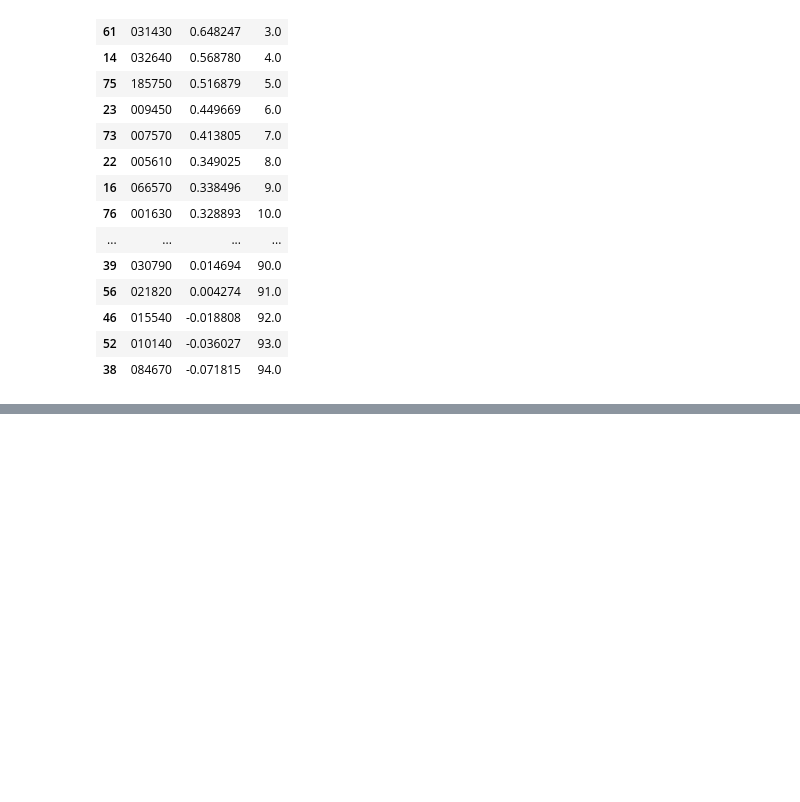
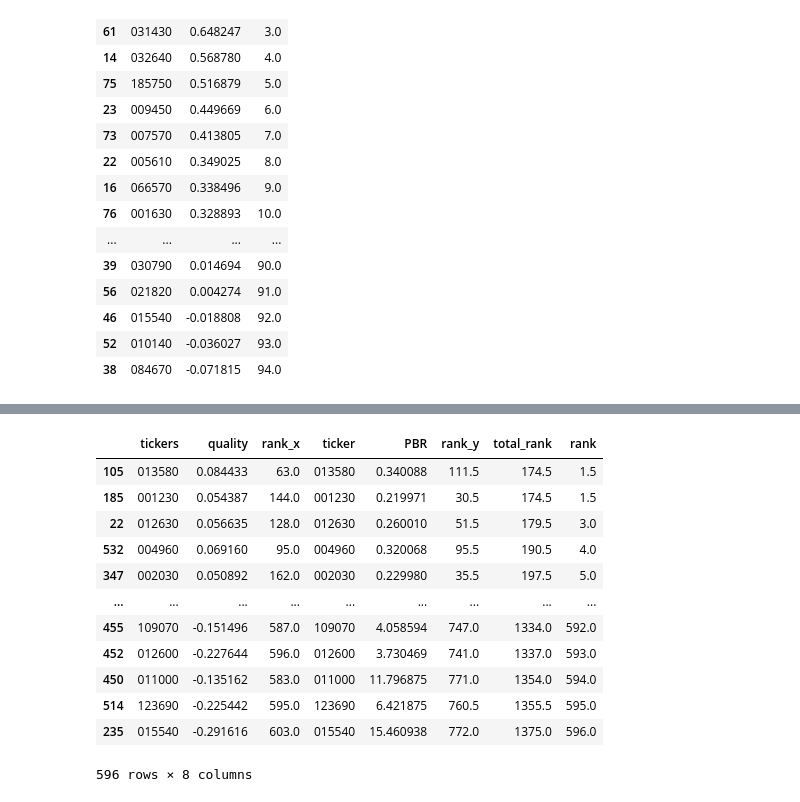
Before and after one commit to ajcltm/BackTesting, a Jupyter notebook: opendart&pykrx(7.14).ipynb, the cells around one changed output, grey strips where cells are left out. Drawn from its saved outputs; the diff is of its cells as text; code cells hidden in the pictures; blank space fills up the shorter version.

```diff
--- a/opendart&pykrx(7.14).ipynb
+++ b/opendart&pykrx(7.14).ipynb
@@ -144,0 +135,21 @@ Name: thstrm_amount, dtype: object
+# %%
+from pykrx import stock
+
+tickers = stock.get_market_ticker_list("20190225", market="KOSPI")  # KOSPI / KOSDAQ / KONEX / ALL / default = KOSPI
+print(tickers[:10])
+
+temp_dic = {'tickers':[], 'quality':[]}
+for ticker in tickers :
+    try:
+        corp = ticker # 기업코드
+        bsns_year = '2020' # 기준연도
+        fs_div = 'CFS' # 연결재무제표: CFS / 개별재무제표 :OFS
+        reprt_code = '11011' # 사업보고서: 11011 / 반기보고서: 11012 / 1분기보고서: 11013 /  3분기보고서: 11014
+        operating_profit = get_operating_profit(corp, bsns_year, fs_div, reprt_code)
+        equity = get_equity(corp, bsns_year, fs_div, reprt_code)
+        liability = get_liability(corp, bsns_year, fs_div, reprt_code)
+        quality = operating_profit / (equity + liability)
+        temp_dic['tickers'].append(ticker)
+        temp_dic['quality'].append(quality)
+    except :
+        pass
@@ -144,0 +158,5 @@ Name: thstrm_amount, dtype: object
+# %%
+pd.set_option('display.max.rows', 500)
+data=pd.DataFrame(temp_dic)
+data['rank'] = data['quality'].rank(ascending=False)
+data.sort_values(by='rank')
@@ -144,0 +181,8 @@ Name: thstrm_amount, dtype: object
+# %%
+pbr=stock.get_market_fundamental_by_ticker(date='20200529')
+pbr=pbr.reset_index()
+pbr=pbr.rename(columns={'티커':'ticker'})
+pbr=pbr[['ticker','PBR']]
+pbr=pbr[pbr['PBR']>0]
+pbr['rank'] =pbr['PBR'].rank()
+pbr.sort_values(by='rank')
@@ -144,0 +203,4 @@ Name: thstrm_amount, dtype: object
+# %%
+portfolio = pd.merge(data, pbr, how='inner', left_on='tickers', right_on='ticker')
+portfolio['total_rank'] = portfolio['rank_x'] + portfolio['rank_y']
+portfolio.sort_values(by='total_rank')
@@ -144,0 +221,17 @@ Name: thstrm_amount, dtype: object
+# %%
+portfolio['rank'] = portfolio['total_rank'].rank()
+portfolio.sort_values(by='total_rank')
+# %% [output]
+|  | tickers | quality | rank_x | ticker | PBR | rank_y | total_rank | rank |
+| 105 | 013580 | 0.084433 | 63.0 | 013580 | 0.340088 | 111.5 | 174.5 | 1.5 |
+| 185 | 001230 | 0.054387 | 144.0 | 001230 | 0.219971 | 30.5 | 174.5 | 1.5 |
+| 22 | 012630 | 0.056635 | 128.0 | 012630 | 0.260010 | 51.5 | 179.5 | 3.0 |
+| 532 | 004960 | 0.069160 | 95.0 | 004960 | 0.320068 | 95.5 | 190.5 | 4.0 |
+| 347 | 002030 | 0.050892 | 162.0 | 002030 | 0.229980 | 35.5 | 197.5 | 5.0 |
+| ... | ... | ... | ... | ... | ... | ... | ... | ... |
+| 455 | 109070 | -0.151496 | 587.0 | 109070 | 4.058594 | 747.0 | 1334.0 | 592.0 |
+| 452 | 012600 | -0.227644 | 596.0 | 012600 | 3.730469 | 741.0 | 1337.0 | 593.0 |
+| 450 | 011000 | -0.135162 | 583.0 | 011000 | 11.796875 | 771.0 | 1354.0 | 594.0 |
+| 514 | 123690 | -0.225442 | 595.0 | 123690 | 6.421875 | 760.5 | 1355.5 | 595.0 |
+| 235 | 015540 | -0.291616 | 603.0 | 015540 | 15.460938 | 772.0 | 1375.0 | 596.0 |
+596 rows × 8 columns
```
Also changed, not shown: parts of 10 cells of this notebook, 3 other files.
